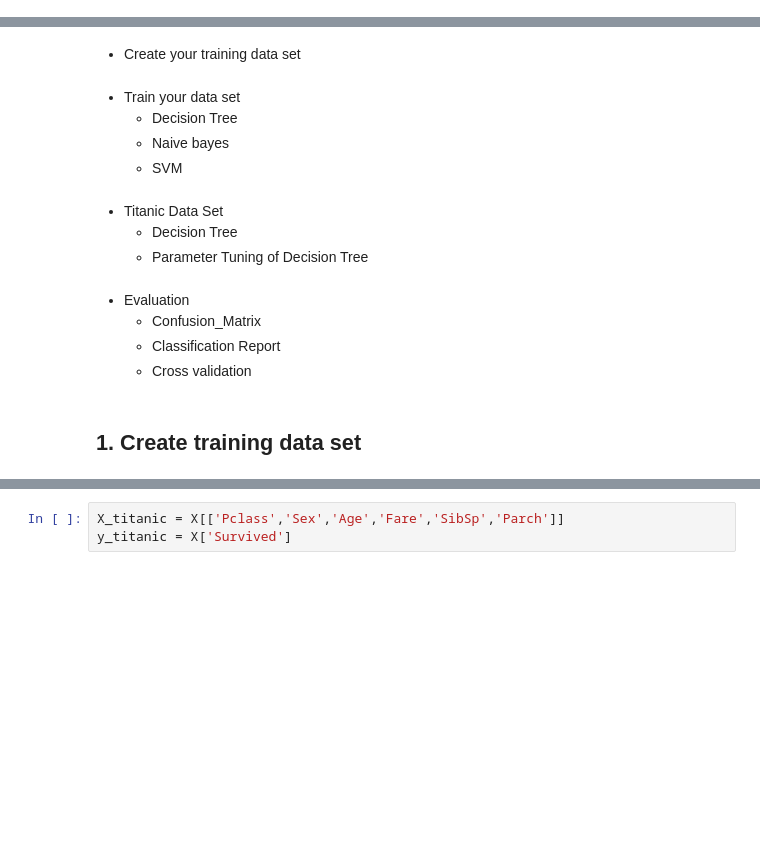
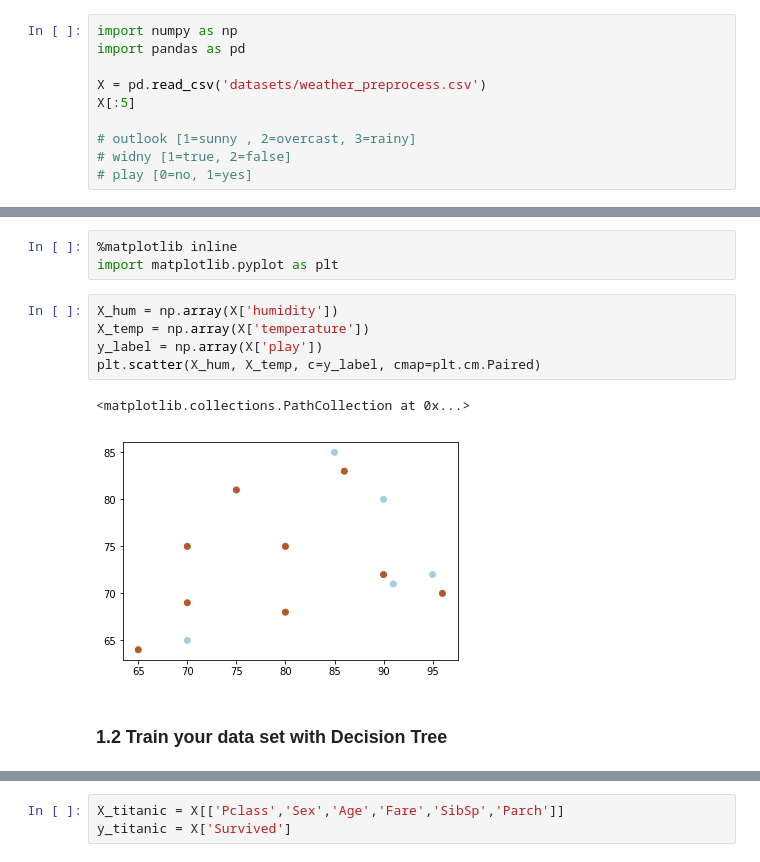
Before and after one commit to kandapha/workshop_data_mining_and_text_mining, a Jupyter notebook: Tutorial 4 - Data Mining.ipynb, the cells around one changed output, grey strips where cells are left out. Cells and saved outputs as stored; diff of their text form; blank space fills up the shorter version.

Commit message:
Revise the data mining slide and presentation

```diff
--- a/Tutorial 4 - Data Mining.ipynb
+++ b/Tutorial 4 - Data Mining.ipynb
@@ -2,0 +22,10 @@
+# %%
+import numpy as np
+import pandas as pd
+
+X = pd.read_csv('datasets/weather_preprocess.csv')
+X[:5]
+
+# outlook [1=sunny , 2=overcast, 3=rainy]
+# widny [1=true, 2=false]
+# play [0=no, 1=yes]
@@ -3,18 +43,13 @@
+# %%
+%matplotlib inline
+import matplotlib.pyplot as plt
+# %%
+X_hum = np.array(X['humidity'])
+X_temp = np.array(X['temperature'])
+y_label = np.array(X['play'])
+plt.scatter(X_hum, X_temp, c=y_label, cmap=plt.cm.Paired)
+# %% [output]
+<matplotlib.collections.PathCollection at 0x...>
+[figure, added]
 # %% [markdown]
-* Create your training data set
+### 1.2 Train your data set with Decision Tree
-# %% [markdown]
-* Train your data set
-    * Decision Tree
-    * Naive bayes
-    * SVM
-# %% [markdown]
-* Titanic Data Set
-    * Decision Tree
-    * Parameter Tuning of Decision Tree
-# %% [markdown]
-* Evaluation
-    * Confusion_Matrix
-    * Classification Report
-    * Cross validation
-# %% [markdown]
-## 1. Create training data set
```
Also changed, not shown: parts of 60 cells of this notebook, 2 other files.
